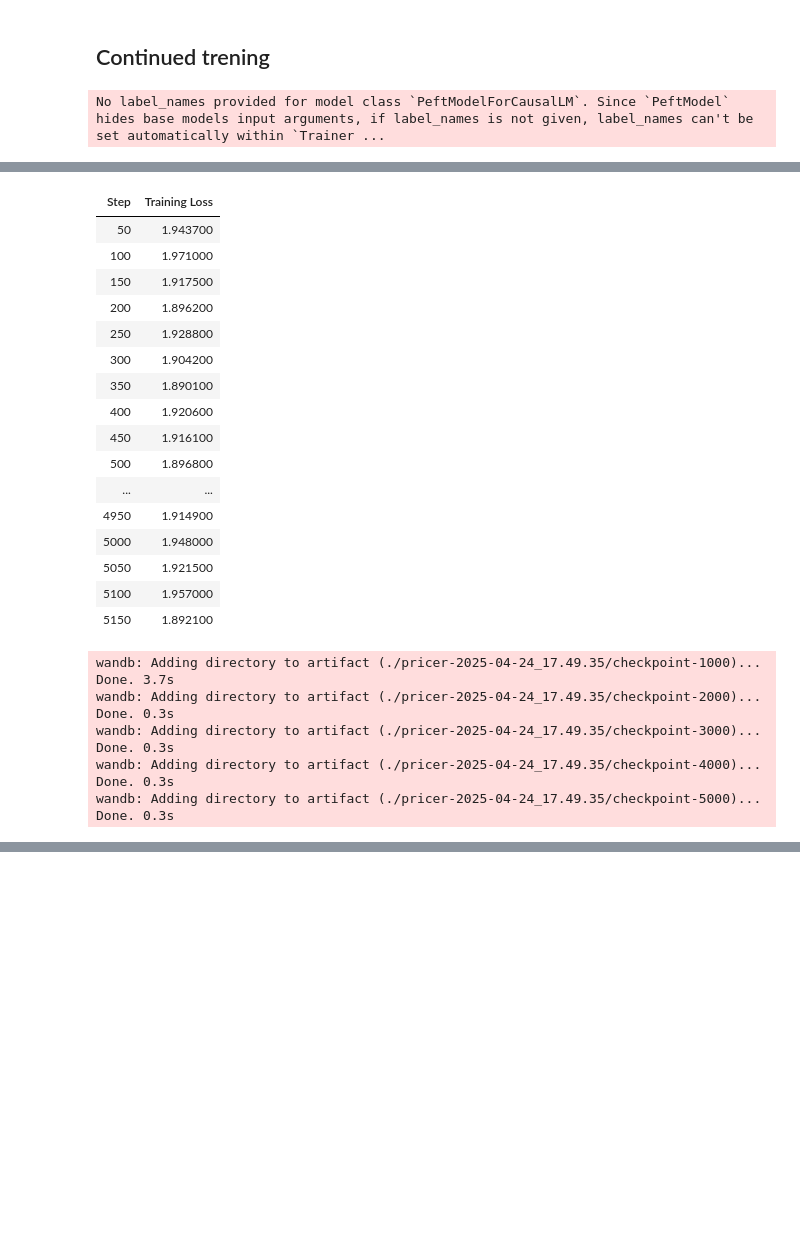
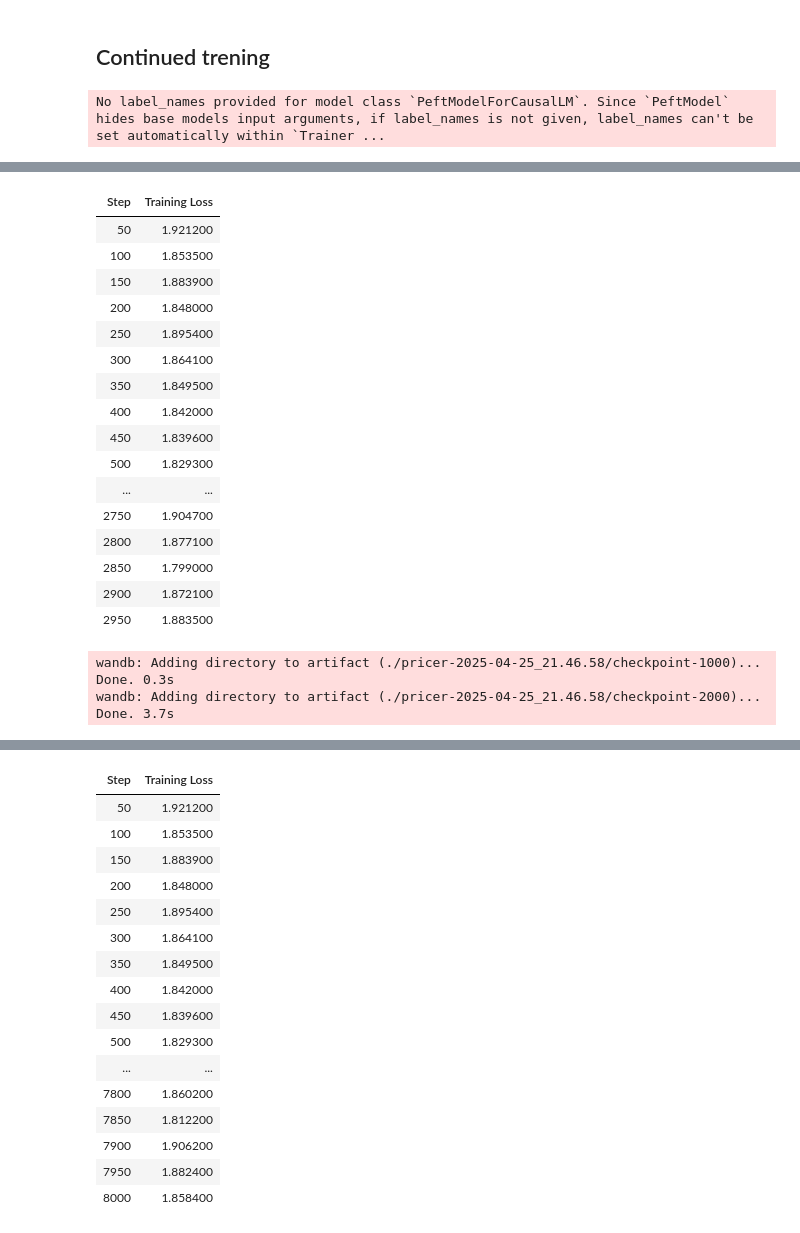
Before and after one commit to DominikZurawski/LLM_Projects, a Jupyter notebook: TRAINING.ipynb, the cells around one changed output, grey strips where cells are left out. Drawn from its saved outputs; the diff is of its cells as text; code cells hidden in the pictures; blank space fills up the shorter version.

```diff
--- a/TRAINING.ipynb
+++ b/TRAINING.ipynb
@@ -324,10 +324,10 @@ train_parameters = SFTConfig(
     hub_model_id=repo_id,
     hub_private_repo=True
 )
-
+train_dataset = train.skip(27000)
 trainer = SFTTrainer(
     model=model,
-    train_dataset=train,
+    train_dataset=train_dataset,
     args=train_parameters,
     data_collator=collator
 )
@@ -342,22 +342,19 @@ No label_names provided for model class `PeftModelForCausalLM`. Since `PeftModel
 | Step | Training Loss |
-| 50 | 1.943700 |
-| 100 | 1.971000 |
-| 150 | 1.917500 |
-| 200 | 1.896200 |
-| 250 | 1.928800 |
-| 300 | 1.904200 |
-| 350 | 1.890100 |
-| 400 | 1.920600 |
-| 450 | 1.916100 |
-| 500 | 1.896800 |
+| 50 | 1.921200 |
+| 100 | 1.853500 |
+| 150 | 1.883900 |
+| 200 | 1.848000 |
+| 250 | 1.895400 |
+| 300 | 1.864100 |
+| 350 | 1.849500 |
+| 400 | 1.842000 |
+| 450 | 1.839600 |
+| 500 | 1.829300 |
 | ... | ... |
-| 4950 | 1.914900 |
-| 5000 | 1.948000 |
-| 5050 | 1.921500 |
-| 5100 | 1.957000 |
-| 5150 | 1.892100 |
+| 2750 | 1.904700 |
+| 2800 | 1.877100 |
+| 2850 | 1.799000 |
+| 2900 | 1.872100 |
+| 2950 | 1.883500 |
-wandb: Adding directory to artifact (./pricer-2025-04-24_17.49.35/checkpoint-1000)... Done. 3.7s
-wandb: Adding directory to artifact (./pricer-2025-04-24_17.49.35/checkpoint-2000)... Done. 0.3s
-wandb: Adding directory to artifact (./pricer-2025-04-24_17.49.35/checkpoint-3000)... Done. 0.3s
-wandb: Adding directory to artifact (./pricer-2025-04-24_17.49.35/checkpoint-4000)... Done. 0.3s
-wandb: Adding directory to artifact (./pricer-2025-04-24_17.49.35/checkpoint-5000)... Done. 0.3s
+wandb: Adding directory to artifact (./pricer-2025-04-25_21.46.58/checkpoint-1000)... Done. 0.3s
+wandb: Adding directory to artifact (./pricer-2025-04-25_21.46.58/checkpoint-2000)... Done. 3.7s
@@ -363,0 +362,17 @@ wandb: Adding directory to artifact (./pricer-2025-04-24_17.49.35/checkpoint-500
+| Step | Training Loss |
+| 50 | 1.921200 |
+| 100 | 1.853500 |
+| 150 | 1.883900 |
+| 200 | 1.848000 |
+| 250 | 1.895400 |
+| 300 | 1.864100 |
+| 350 | 1.849500 |
+| 400 | 1.842000 |
+| 450 | 1.839600 |
+| 500 | 1.829300 |
+| ... | ... |
+| 7800 | 1.860200 |
+| 7850 | 1.812200 |
+| 7900 | 1.906200 |
+| 7950 | 1.882400 |
+| 8000 | 1.858400 |
```
Also changed, not shown: parts of 2 cells of this notebook.
